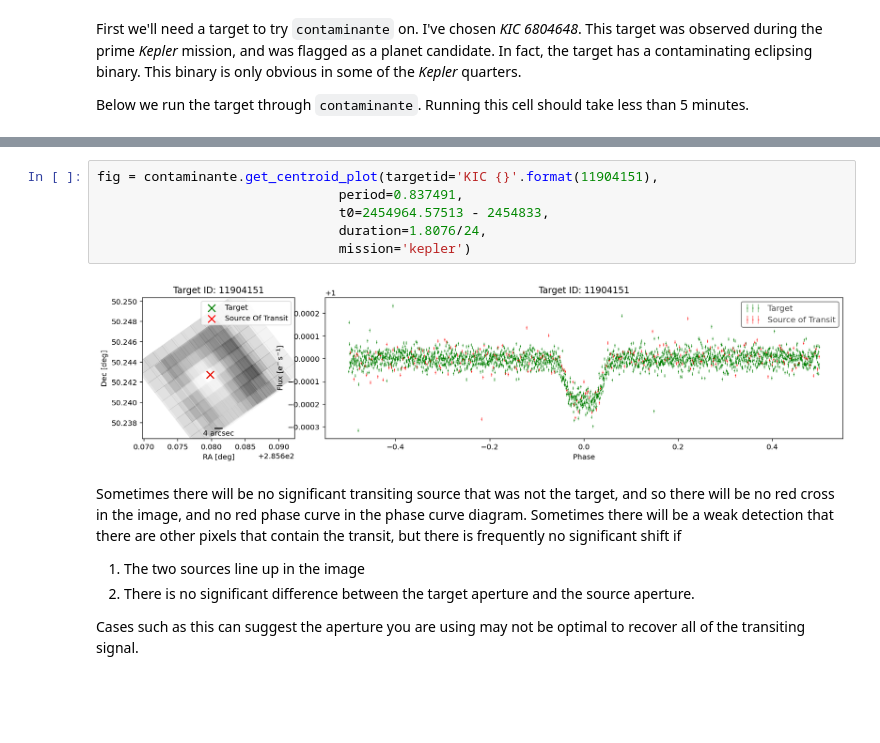
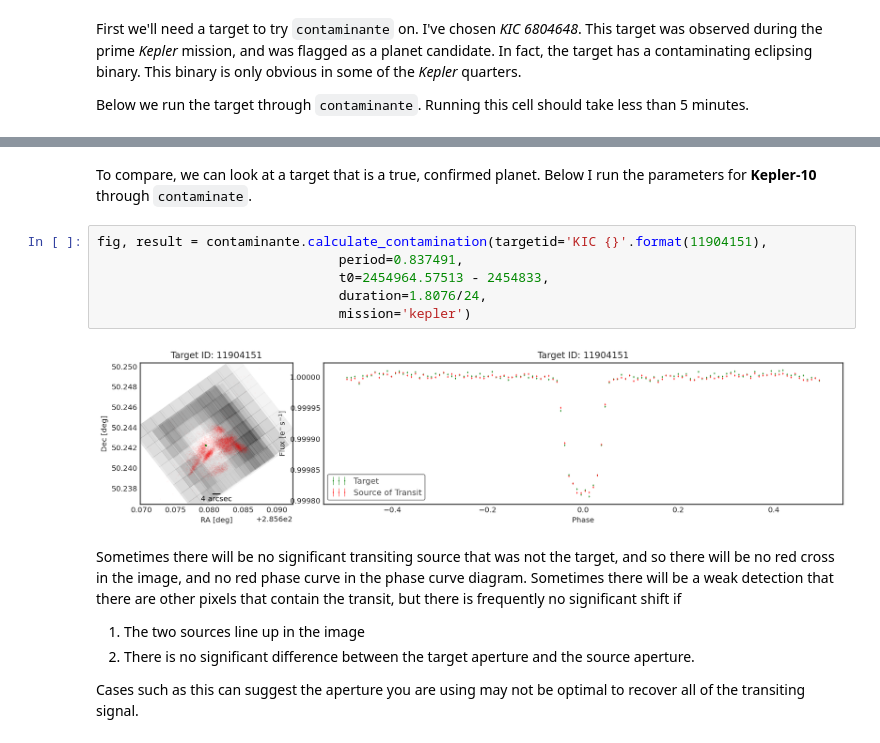
Before and after one commit to christinahedges/contaminante, a Jupyter notebook: tutorials/tutorial-1_how-to-use-contaminante.ipynb, the cells around one changed output, grey strips where cells are left out. Saved outputs shown, nothing was run; the diff lists cells and outputs as text; blank space fills up the shorter version.

```diff
--- a/tutorials/tutorial-1_how-to-use-contaminante.ipynb
+++ b/tutorials/tutorial-1_how-to-use-contaminante.ipynb
@@ -23,11 +36,13 @@ To compare, we can look at a target that is a true, confirmed planet. Below I ru
+# %% [markdown]
+To compare, we can look at a target that is a true, confirmed planet. Below I run the parameters for **Kepler-10** through `contaminate`.
 # %%
-fig = contaminante.get_centroid_plot(targetid='KIC {}'.format(11904151),
+fig, result = contaminante.calculate_contamination(targetid='KIC {}'.format(11904151),
                                period=0.837491,
                                t0=2454964.57513 - 2454833,
                                duration=1.8076/24,
                                mission='kepler')
 # %% [output]
-[figure, old version]
+[figure, new version]
 # %% [markdown]
 Sometimes there will be no significant transiting source that was not the target, and so there will be no red cross in the image, and no red phase curve in the phase curve diagram. Sometimes there will be a weak detection that there are other pixels that contain the transit, but there is frequently no significant shift if
 
```
Also changed, not shown: parts of 10 cells of this notebook, 1 other file.
